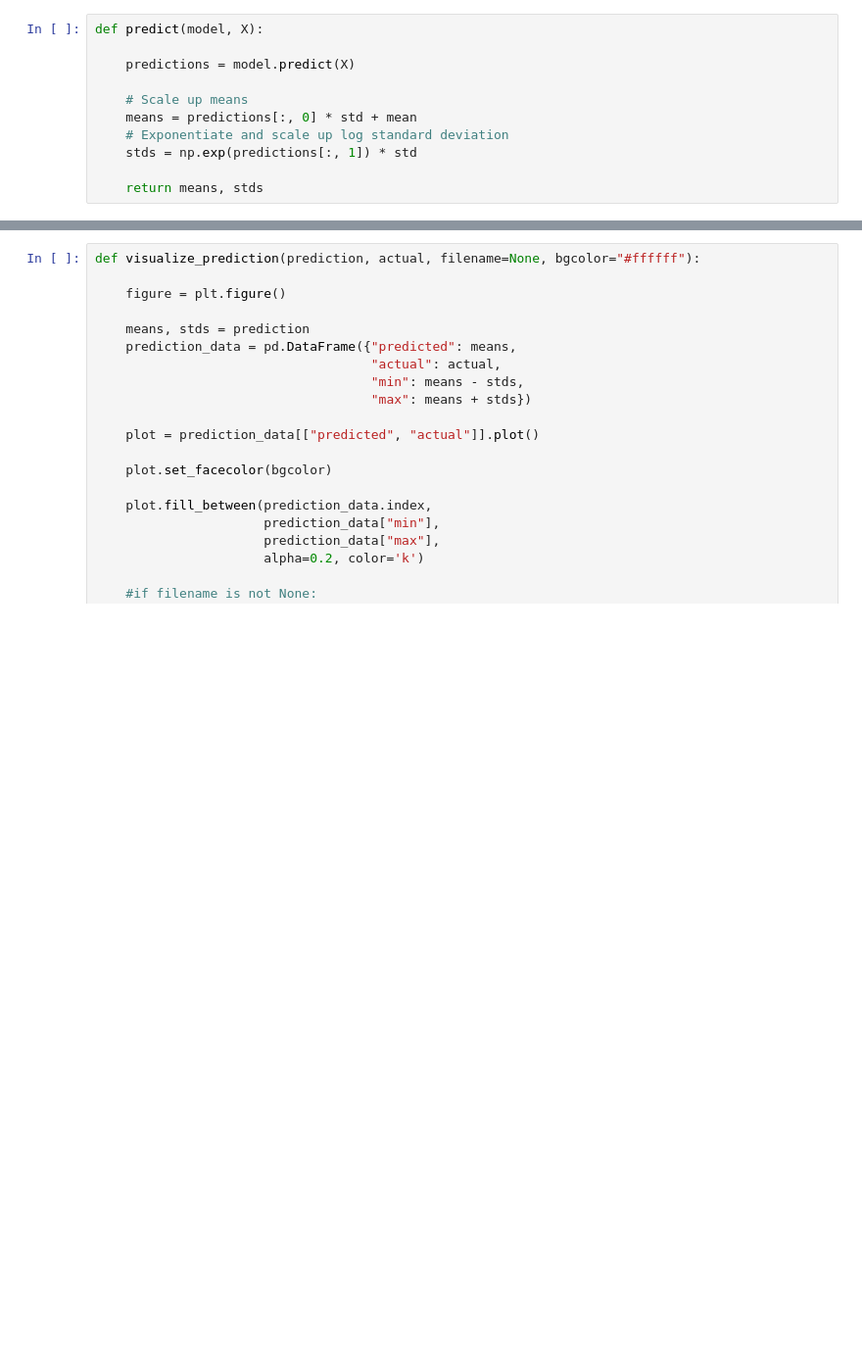
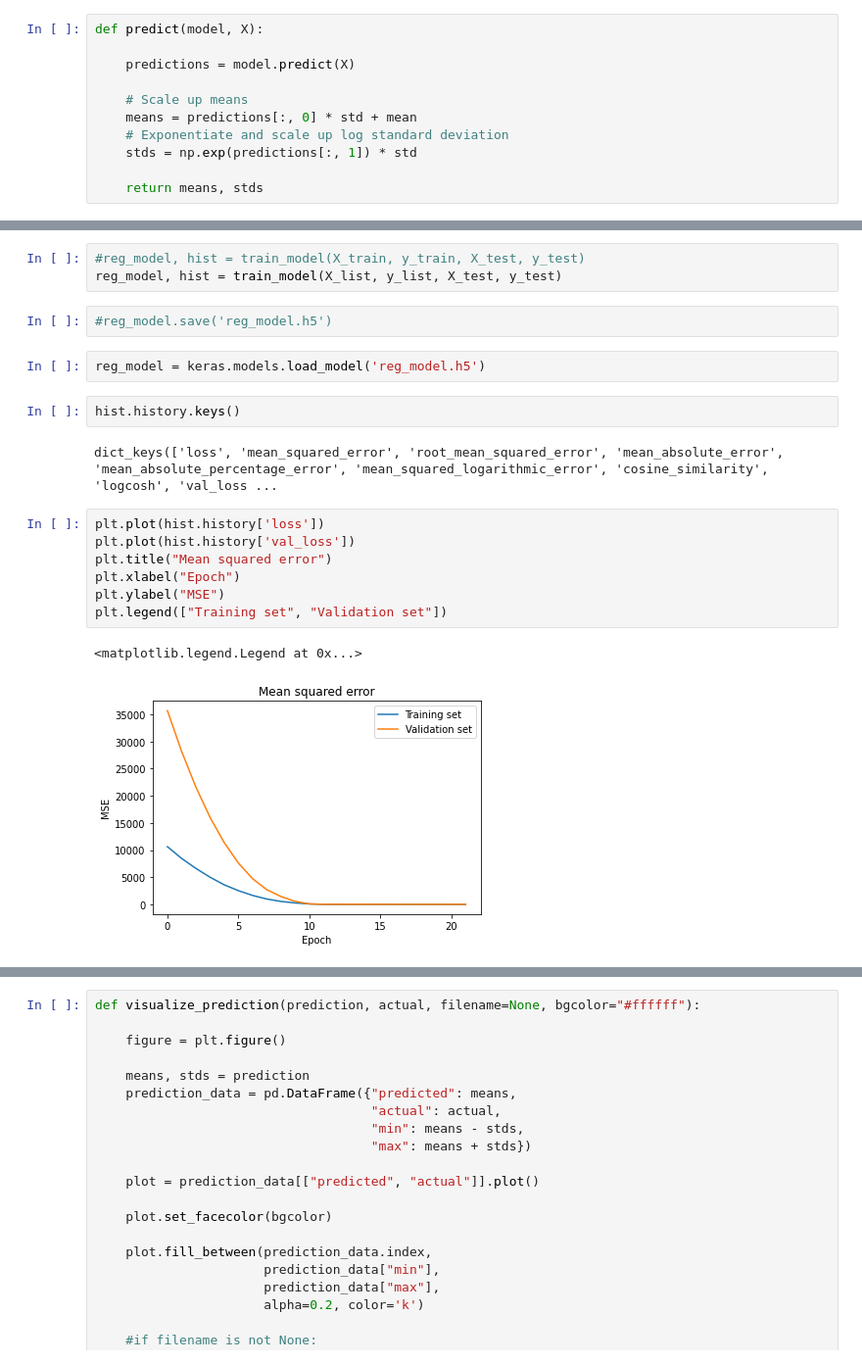
Before and after one commit to egvhoena/uncertainty-in-recs, a Jupyter notebook: new_playground.ipynb, the cells around one changed output, grey strips where cells are left out. Shown at 98% size. Drawn from its saved outputs; the diff is of its cells as text; blank space fills up the shorter version.

```diff
--- a/new_playground.ipynb
+++ b/new_playground.ipynb
@@ -858,0 +452,21 @@ Final train loss: 0.0020407240372151136
+# %%
+#reg_model, hist = train_model(X_train, y_train, X_test, y_test)
+reg_model, hist = train_model(X_list, y_list, X_test, y_test)
+# %%
+#reg_model.save('reg_model.h5')
+# %%
+reg_model = keras.models.load_model('reg_model.h5')
+# %%
+hist.history.keys()
+# %% [output]
+dict_keys(['loss', 'mean_squared_error', 'root_mean_squared_error', 'mean_absolute_error', 'mean_absolute_percentage_error', 'mean_squared_logarithmic_error', 'cosine_similarity', 'logcosh', 'val_loss ...
+# %%
+plt.plot(hist.history['loss'])
+plt.plot(hist.history['val_loss'])
+plt.title("Mean squared error")
+plt.xlabel("Epoch")
+plt.ylabel("MSE")
+plt.legend(["Training set", "Validation set"])
+# %% [output]
+<matplotlib.legend.Legend at 0x...>
+[figure, added]
```
Also changed, not shown: parts of 64 cells of this notebook, 1 other file.
